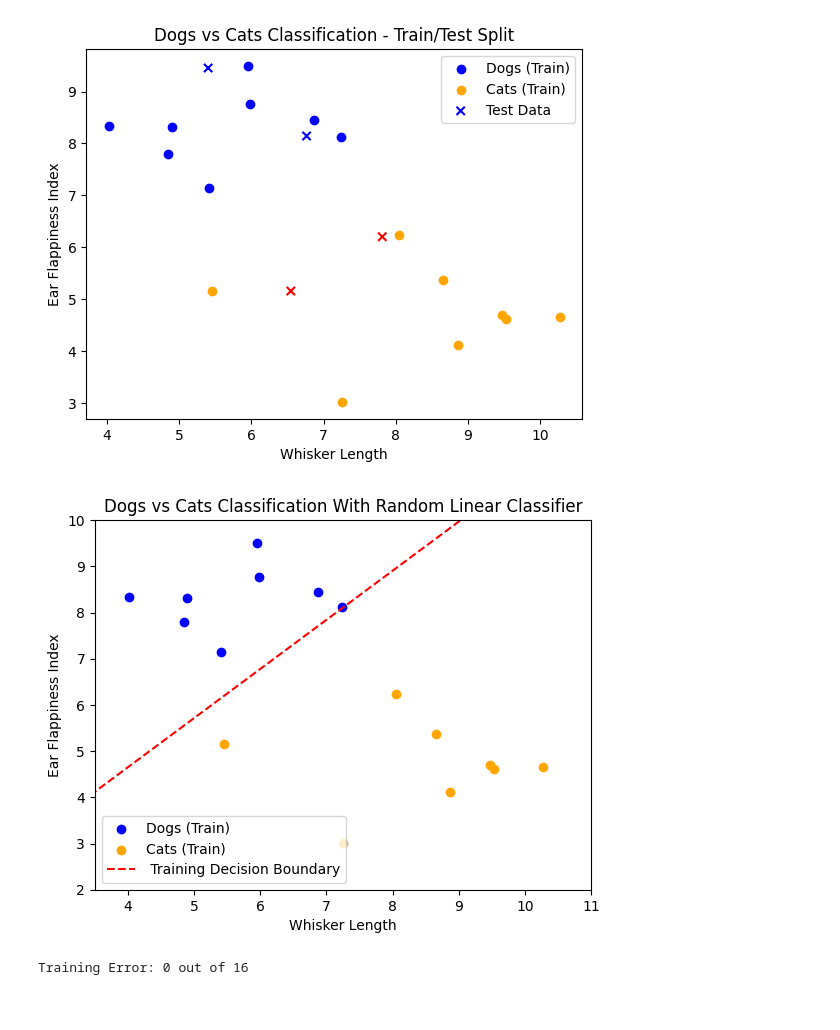
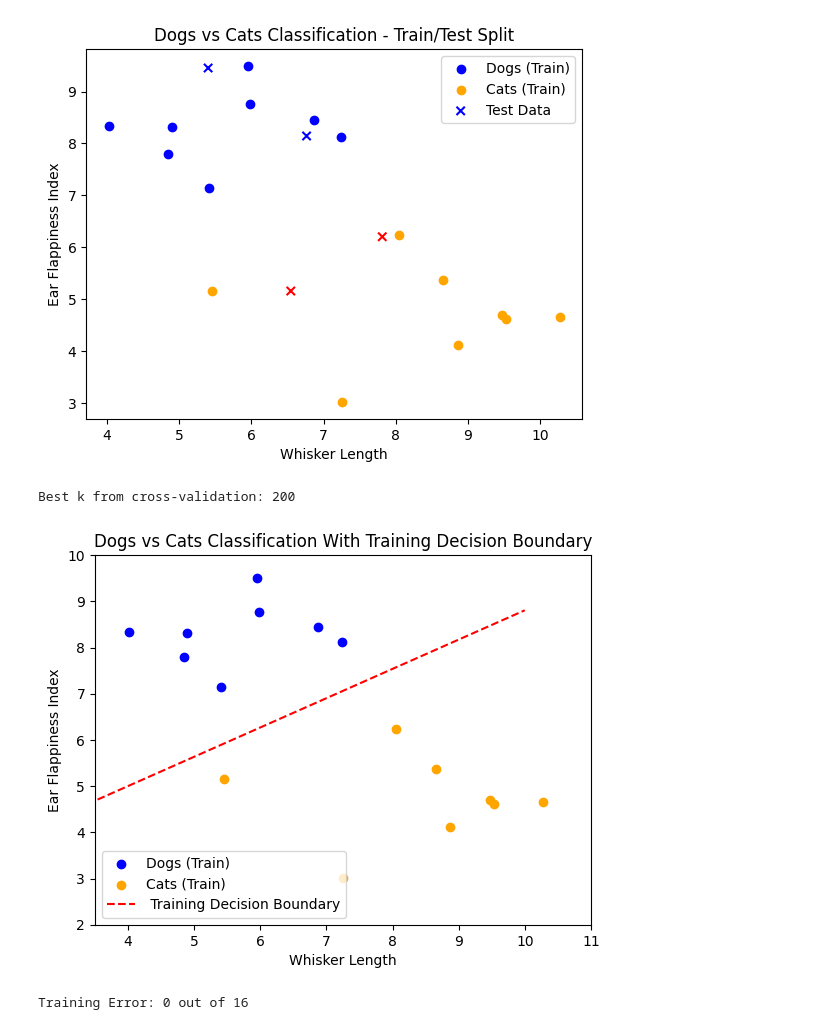
Before and after one commit to m-adisa/mlai, a Jupyter notebook: Basics/Classification_Train_Test.ipynb, the cells around one changed output. Cells and saved outputs as stored; diff of their text form; code cells hidden in the pictures.

Commit message:
linear classification on train and test data

```diff
--- a/Basics/Classification_Train_Test.ipynb
+++ b/Basics/Classification_Train_Test.ipynb
@@ -68,29 +68,62 @@ def compute_error(data_dogs, data_cats, theta, theta0):
             error += 1
 
     return error
+# %%
+# Define function for k-fold cross-validation
+def cross_validation(data_dogs, data_cats, k_values, d, n_splits=5):
+    kf = KFold(n_splits=n_splits, shuffle=True, random_state=42)
+    avg_errors = []
+
+    for k in k_values:
+        errors = []
+
+        for train_index, val_index in kf.split(data_dogs):
+            X_train_fold = np.vstack((data_dogs[train_index], data_cats[train_index]))
+            y_train_fold = np.hstack((np.zeros(len(train_index)), np.ones(len(train_index))))
+            X_val_fold = np.vstack((data_dogs[val_index], data_cats[val_index]))
+            y_val_fold = np.hstack((np.zeros(len(val_index)), np.ones(len(val_index))))
+
+            best_theta_fold, best_theta0_fold, error = random_linear_classifier(X_train_fold[y_train_fold == 0],
+                                                                                X_train_fold[y_train_fold == 1],
+                                                                                k, d)
+            errors.append(compute_error(X_val_fold[y_val_fold == 0], X_val_fold[y_val_fold == 1],
+                                        best_theta_fold, best_theta0_fold))
+        avg_errors.append(np.mean(errors))
+
+    best_k = k_values[np.argmin(avg_errors)]
+    return best_k
+
+# Define range of k values to test
+k_values = [1, 10, 50, 100, 200, 250]
+
+best_k = cross_validation(dogs_data, cats_data, k_values, d=2)
+
+print(f"Best k from cross-validation: {best_k}")
+# %% [output]
+Best k from cross-validation: 200
 # %%
 # Running the random line classifier
-k = 100 # number of iterations
+k = best_k # number of iterations
 d = 2 # number of features
 
-best_theta_train, best_theta0_train, train_error = random_linear_classifier(x_train[y_train == 0], x_train[y_train == 1], k, d)
+best_theta_train, best_theta0_train, train_error = random_linear_classifier(X_train[y_train == 0], X_train[y_train == 1], k, d)
 # %%
 # Plot the decision boundary
-x_values_train = np.linspace(2, 10, 100)
-y_values_train = (-best_theta_train[0] / best_theta_train[1]) * x_values - (best_theta0_train / best_theta_train[1])
+x_vals_train = np.linspace(2, 10, 100)
+y_vals_train = (-best_theta_train[0] / best_theta_train[1]) * x_vals_train - (best_theta0_train / best_theta_train[1])
 # %%
 # Plotting the data
-plt.scatter(x_train[y_train == 0][:, 0], x_train[y_train == 0][:, 1], label='Dogs (Train)', color='blue', marker='o')
-plt.scatter(x_train[y_train == 1][:, 0], x_train[y_train == 1][:, 1], label='Cats (Train)', color='orange', marker='o')
-plt.plot(x_values_train, y_values_train, color='red', linestyle='--', label=' Training Decision Boundary')
+plt.scatter(X_train[y_train == 0][:, 0], X_train[y_train == 0][:, 1], label='Dogs (Train)', color='blue', marker='o')
+plt.scatter(X_train[y_train == 1][:, 0], X_train[y_train == 1][:, 1], label='Cats (Train)', color='orange', marker='o')
+plt.plot(x_vals_train, y_vals_train, color='red', linestyle='--', label=' Training Decision Boundary')
 # Set limits for x and y axes
 plt.xlim(3.5, 11)
 plt.ylim(2, 10)
 plt.xlabel('Whisker Length')
 plt.ylabel('Ear Flappiness Index')
 plt.title('Dogs vs Cats Classification With Training Decision Boundary')
 plt.legend()
 plt.show()
 # %% [output]
-[figure, old version]
+[figure, new version]
 # %%
```
Also changed, not shown: parts of 7 cells of this notebook.
